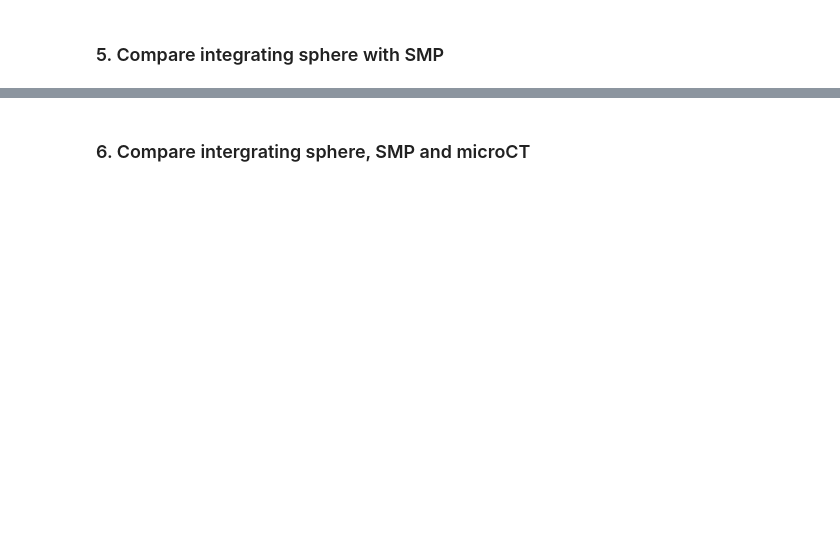
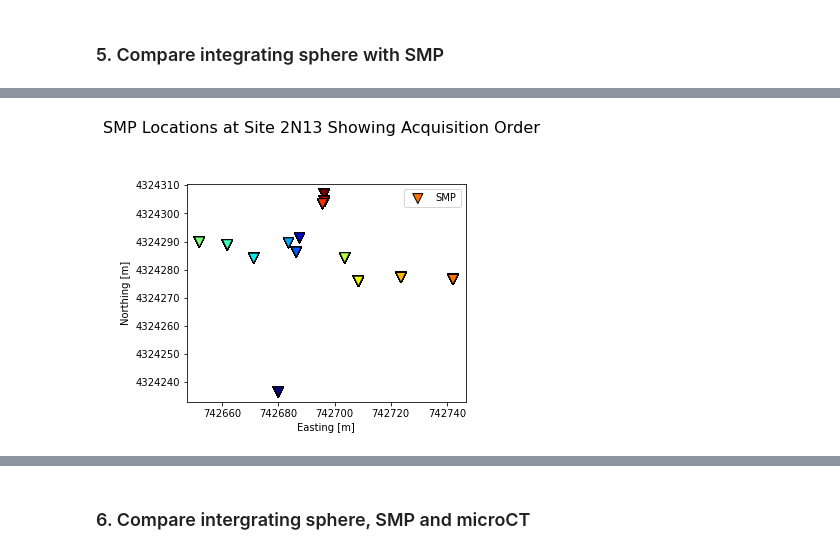
Before and after one commit to snowex-hackweek/website-2021, a Jupyter notebook: book/tutorials/microstructure/microstructure-tutorial.ipynb, the cells around one changed output, grey strips where cells are left out. Saved outputs shown, nothing was run; the diff lists cells and outputs as text; code cells hidden in the pictures; blank space fills up the shorter version.

```diff
--- a/book/tutorials/microstructure/microstructure-tutorial.ipynb
+++ b/book/tutorials/microstructure/microstructure-tutorial.ipynb
@@ -169,0 +181,16 @@ proksch2015.calc_step
+# %%
+# Plot SMP profile locations with colored by the time they were taken using upside down triangles
+ax = df_smp.plot(column='time', cmap='jet', marker='v', label='SMP', figsize=(5,5), markersize=100, edgecolor='black')
+
+# Add important labels
+ax.set_xlabel('Easting [m]')
+ax.set_ylabel('Northing [m]')
+plt.suptitle('SMP Locations at Site {} Showing Acquisition Order'.format(site), fontsize=16)
+
+# Avoid using Scientific notation for coords.
+ax.ticklabel_format(style='plain', useOffset=False)
+ax.legend()
+# plt.tight_layout()
+plt.show()
+# %% [output]
+[figure, added]
```
Also changed, not shown: parts of 10 cells of this notebook.
